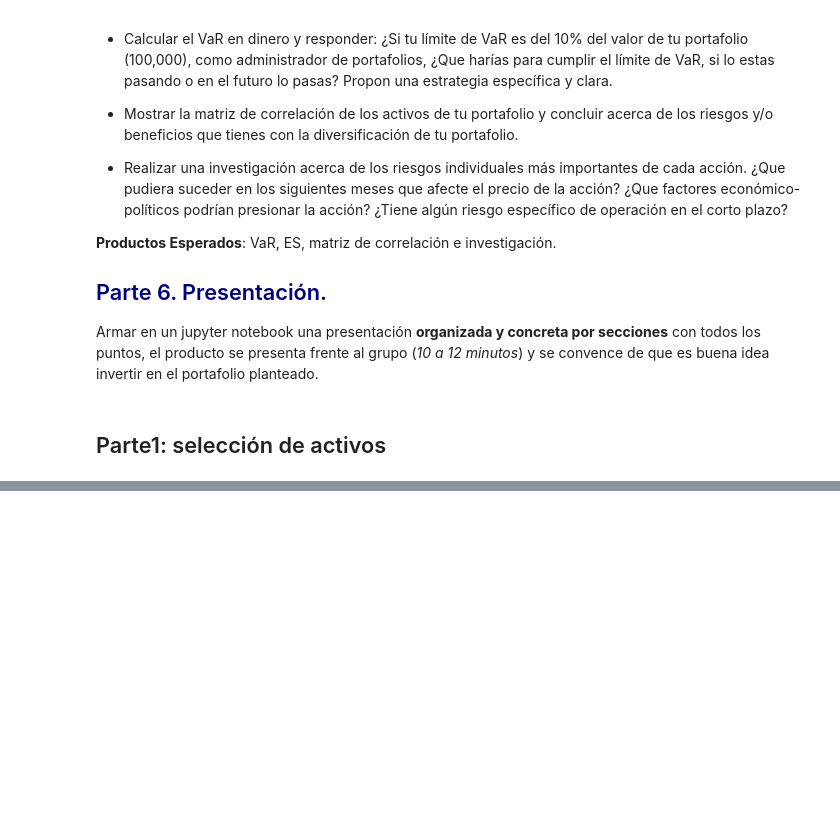
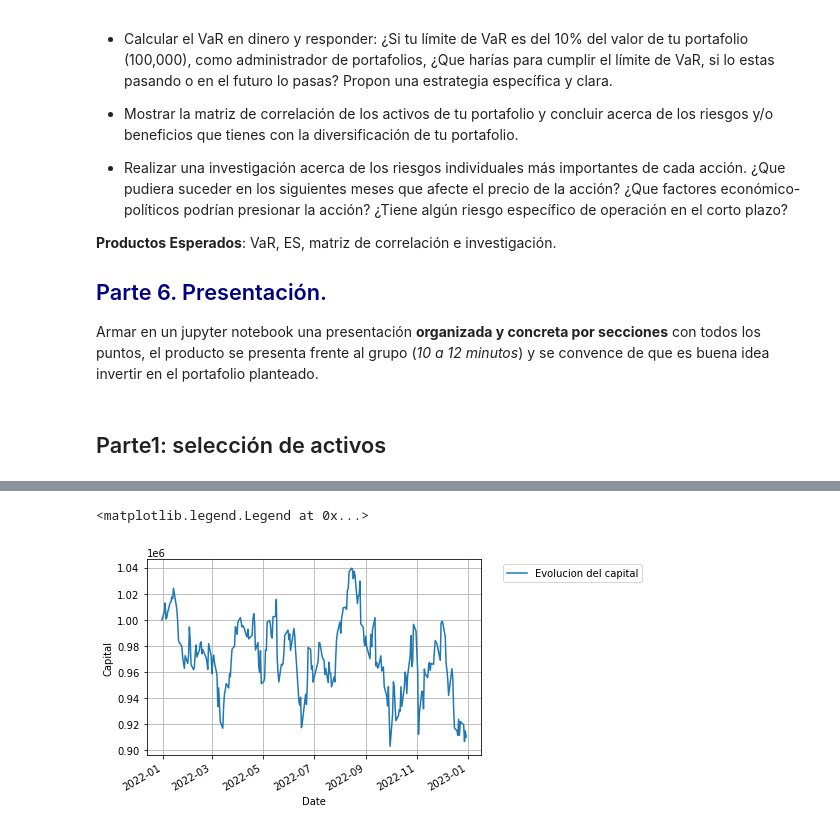
Before and after one commit to EmilianoMena/Portafolio_Admin_Riesgo, a Jupyter notebook: Proyecto_EM_LB_JH.ipynb, the cells around one changed output, grey strips where cells are left out. Drawn from its saved outputs; the diff is of its cells as text; code cells hidden in the pictures; blank space fills up the shorter version.

```diff
--- a/Proyecto_EM_LB_JH.ipynb
+++ b/Proyecto_EM_LB_JH.ipynb
@@ -130,0 +356,4 @@ acciones_df
+# %%
+año2=data.iloc[251:,0:6]
+rends2=año2.pct_change().fillna(0)
+rends2
@@ -130,0 +376,7 @@ acciones_df
+# %%
+año2.index=pd.to_datetime(año2.index)
+# %%
+rend_port=pd.DataFrame(columns=["Rendimiento Portafolio 01-01-2022 - 31-12-2022"])
+rend_port["Rendimiento Portafolio 01-01-2022 - 31-12-2022"]=np.array((rends2*w_minvar).sum(axis=1))
+rend_port.set_index(año2.index,inplace=True)
+rend_port
@@ -130,0 +398,14 @@ acciones_df
+# %%
+evol_port=pd.DataFrame(columns=["Rendimiento porcentual","Evolucion del capital","Perdida/ganancia dia"])
+evol_port["Rendimiento porcentual"]=rend_port.iloc[:,0]
+rendimientos=rend_port.iloc[:,0]
+capital_inicial=(ponderaciones.iloc[4,:]).sum()
+capital=[]
+for rendimiento in rendimientos:
+    capital_actual = capital_inicial * (1 + rendimiento)
+    capital.append(capital_actual)
+    capital_inicial=capital_actual
+evol_port["Evolucion del capital"]=capital
+evol_port["Perdida/ganancia dia"]=evol_port.iloc[:,0]*evol_port.iloc[:,1]
+#rendimiento sin contar los dolares que sobraron de cada compra de acciones
+evol_port
@@ -130,0 +427,8 @@ acciones_df
+# %%
+evol_port["Evolucion del capital"].plot()
+plt.grid()
+plt.ylabel('Capital')
+plt.legend(loc="upper left", bbox_to_anchor=(1.05, 1))
+# %% [output]
+<matplotlib.legend.Legend at 0x...>
+[figure, added]
```
Also changed, not shown: parts of 31 cells of this notebook.
